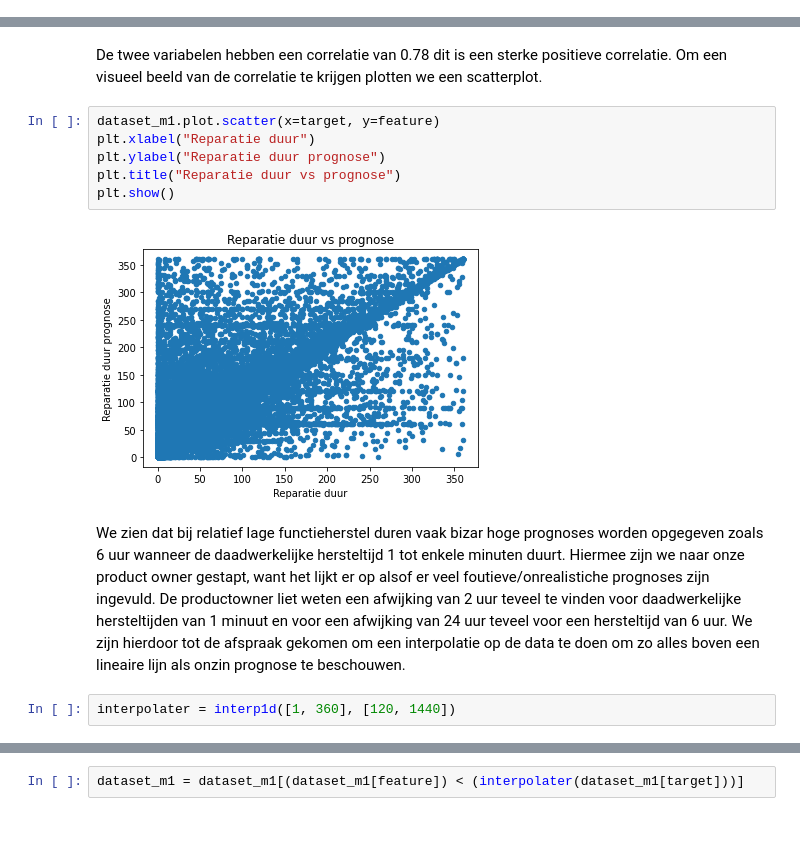
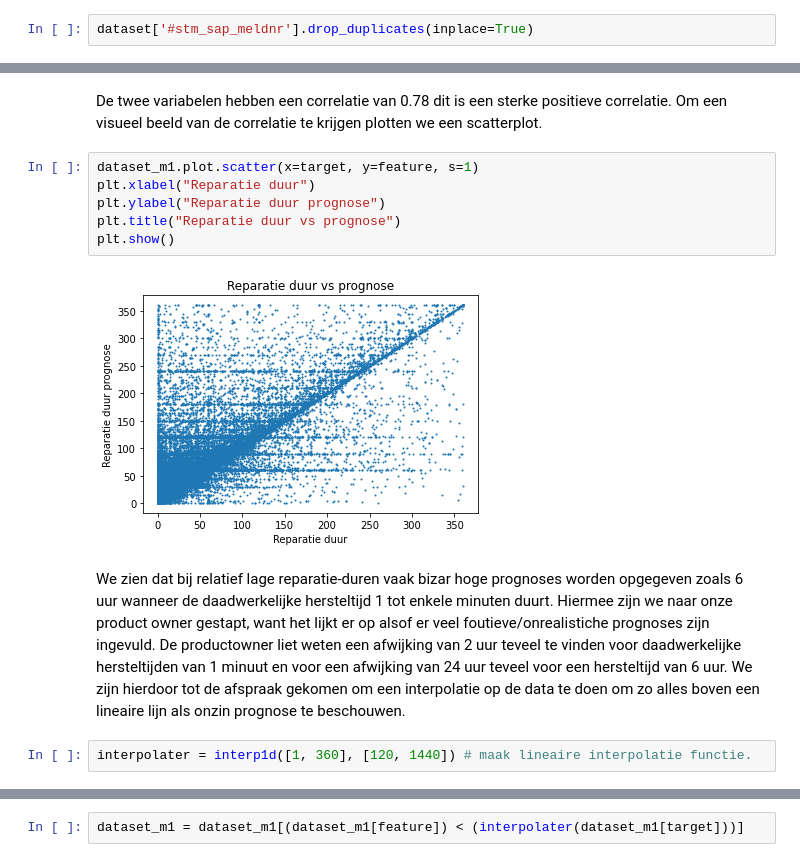
Before and after one commit to sbeetsma/DDB_groep5, a Jupyter notebook: prorail_1.ipynb, the cells around one changed output, grey strips where cells are left out. Saved outputs shown, nothing was run; the diff lists cells and outputs as text; blank space fills up the shorter version.

```diff
--- a/prorail_1.ipynb
+++ b/prorail_1.ipynb
@@ -178,3 +193,5 @@ We hebben niet te maken met duplicates. Hier hoeven we dus niets mee te doen.
+# %%
+dataset['#stm_sap_meldnr'].drop_duplicates(inplace=True)
 # %% [markdown]
 ##### Target reparatie_duur aanmaken.
 We kunnen nu de kolommen maken voor functieherstel duur, en de functieherstel duur vanaf het moment dat de aannemer ter plaatse is, oftwel, onze target: **reparatie duur**.
@@ -550,18 +568,18 @@ dataset_m1[[target, feature]].corr()
 De twee variabelen hebben een correlatie van 0.78 dit is een sterke positieve correlatie.
 Om een visueel beeld van de correlatie te krijgen plotten we een scatterplot.
 # %%
-dataset_m1.plot.scatter(x=target, y=feature)
+dataset_m1.plot.scatter(x=target, y=feature, s=1)
 plt.xlabel("Reparatie duur")
 plt.ylabel("Reparatie duur prognose")
 plt.title("Reparatie duur vs prognose")
 plt.show()
 # %% [output]
-[figure, old version]
+[figure, new version]
 # %% [markdown]
-We zien dat bij relatief lage functieherstel duren vaak bizar hoge prognoses worden opgegeven zoals 6 uur wanneer de daadwerkelijke hersteltijd 1 tot enkele minuten duurt.
+We zien dat bij relatief lage reparatie-duren vaak bizar hoge prognoses worden opgegeven zoals 6 uur wanneer de daadwerkelijke hersteltijd 1 tot enkele minuten duurt.
 Hiermee zijn we naar onze product owner gestapt, want het lijkt er op alsof er veel foutieve/onrealistiche prognoses zijn ingevuld. De productowner liet weten een afwijking van 2 uur teveel te vinden voor daadwerkelijke hersteltijden van 1 minuut en voor een afwijking van 24 uur teveel voor een hersteltijd van 6 uur. We zijn hierdoor tot de afspraak gekomen om een interpolatie op de data te doen om zo alles boven een lineaire lijn als onzin prognose te beschouwen.
 # %%
-interpolater = interp1d([1, 360], [120, 1440])
+interpolater = interp1d([1, 360], [120, 1440]) # maak lineaire interpolatie functie.
 # %%
 dataset_m1[dataset_m1[feature]<1440].plot.scatter(x=target, y=feature,s=1)
 plt.plot([1, 70], interpolater([1,70]), c='red', linewidth=3)
```
Also changed, not shown: parts of 121 cells of this notebook.
